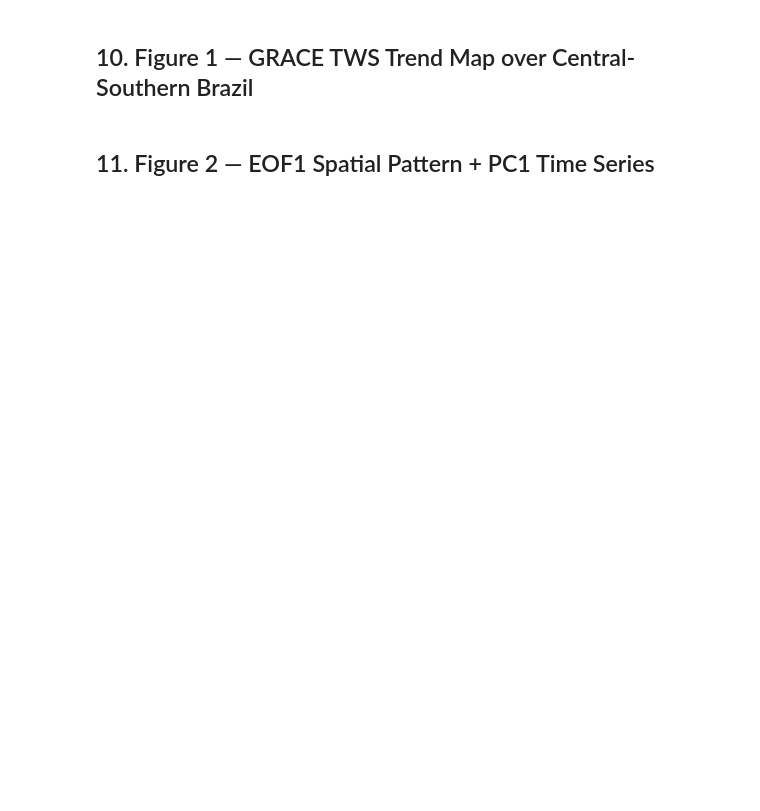
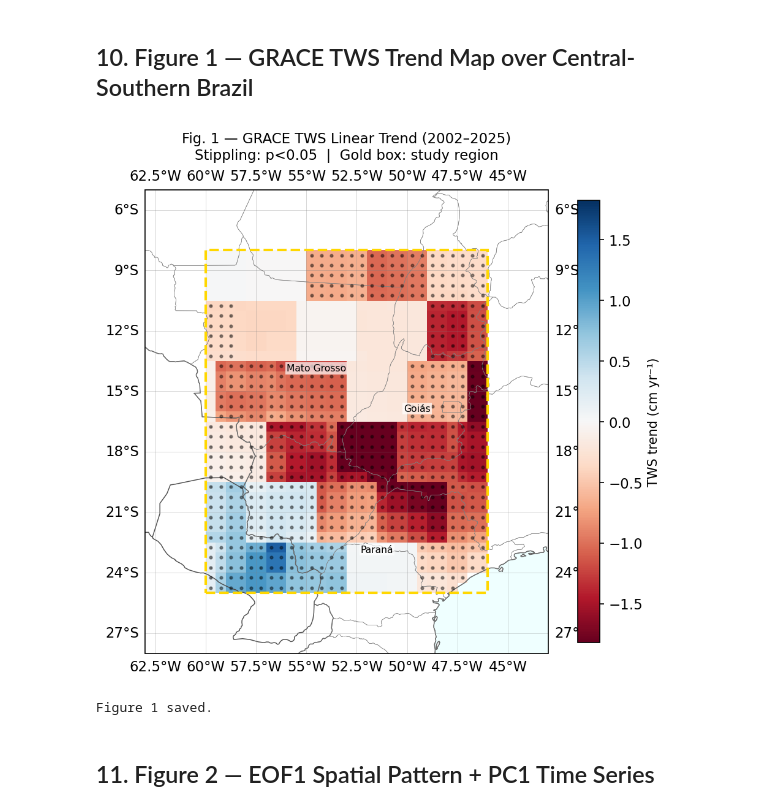
Before and after one commit to alpersam/Space-Data-Project, a Jupyter notebook: GRACE_Soybean_Analysis.ipynb, the cells around one changed output. Drawn from its saved outputs; the diff is of its cells as text; code cells hidden in the pictures; blank space fills up the shorter version.

Commit message:
plotting mistake edits & small bugs fixed

```diff
--- a/GRACE_Soybean_Analysis.ipynb
+++ b/GRACE_Soybean_Analysis.ipynb
@@ -713,34 +834,38 @@ for i in range(len(lats_g)):
             slope,_,_,p,_ = stats.linregress(t_yrs[valid], pix[valid])
             trend_map_full[i,j] = slope; sig_map[i,j] = p < 0.05
 
 fig = plt.figure(figsize=(9,6))
 ax  = fig.add_subplot(1,1,1, projection=ccrs.PlateCarree())
 vmax = np.nanpercentile(np.abs(trend_map_full), 95)
+vmax = max(vmax, 1e-6)   # guard against zero
 im = ax.pcolormesh(lons_g, lats_g, trend_map_full,
-                    norm=TwoSlopeNorm(-vmax,0,vmax), cmap='RdBu',
+                    norm=TwoSlopeNorm(vcenter=0, vmin=-vmax, vmax=vmax), cmap='RdBu',
                     transform=ccrs.PlateCarree(), shading='auto')
 sl,sc = np.where(sig_map)
 ax.scatter(lons_g[sc], lats_g[sl], s=4, c='k', alpha=0.4,
             transform=ccrs.PlateCarree(), zorder=3)
 for feat in [cfeature.BORDERS, cfeature.COASTLINE]:
     ax.add_feature(feat, linewidth=0.7, edgecolor='0.3')
 ax.add_feature(cfeature.STATES.with_scale('50m'), linewidth=0.3, edgecolor='0.5')
 ax.add_feature(cfeature.OCEAN, facecolor='lightcyan', alpha=0.5)
 ax.add_patch(mpatches.Rectangle((LON_MIN,LAT_MIN),LON_MAX-LON_MIN,LAT_MAX-LAT_MIN,
     fill=False,edgecolor='gold',lw=2,ls='--',transform=ccrs.PlateCarree(),zorder=5))
 for name,(la,lo) in [('Mato Grosso',(-14,-54.5)),('Goiás',(-16,-49.5)),('Paraná',(-23,-51.5))]:
     if LAT_MIN<=la<=LAT_MAX and LON_MIN<=lo<=LON_MAX:
         ax.text(lo,la,name,fontsize=7.5,ha='center',transform=ccrs.PlateCarree(),
                 bbox=dict(fc='white',ec='none',alpha=0.7,pad=1))
 ax.set_extent([LON_MIN-3,LON_MAX+3,LAT_MIN-3,LAT_MAX+3],crs=ccrs.PlateCarree())
 ax.gridlines(draw_labels=True,linewidth=0.3,color='gray',alpha=0.5)
 plt.colorbar(im,ax=ax,orientation='vertical',pad=0.04,fraction=0.03).set_label('TWS trend (cm yr⁻¹)',fontsize=10)
 ax.set_title(f'Fig. 1 — GRACE TWS Linear Trend ({T_START[:4]}–{T_END[:4]})\n'
               'Stippling: p<0.05  |  Gold box: study region',fontsize=11,pad=8)
 if USING_SYNTHETIC: ax.text(0.02,0.02,'★ SYNTHETIC',transform=ax.transAxes,fontsize=9,color='red',fontweight='bold')
 plt.tight_layout()
 plt.savefig(FIG_DIR/'fig1_tws_trend_map.pdf'); plt.savefig(FIG_DIR/'fig1_tws_trend_map.png')
 plt.show(); print('Figure 1 saved.')
+# %% [output]
+[figure, added]
+Figure 1 saved.
 # %% [markdown]
 ## 11. Figure 2 — EOF1 Spatial Pattern + PC1 Time Series
 # %%
```
Also changed, not shown: parts of 20 cells of this notebook, 11 other files.
